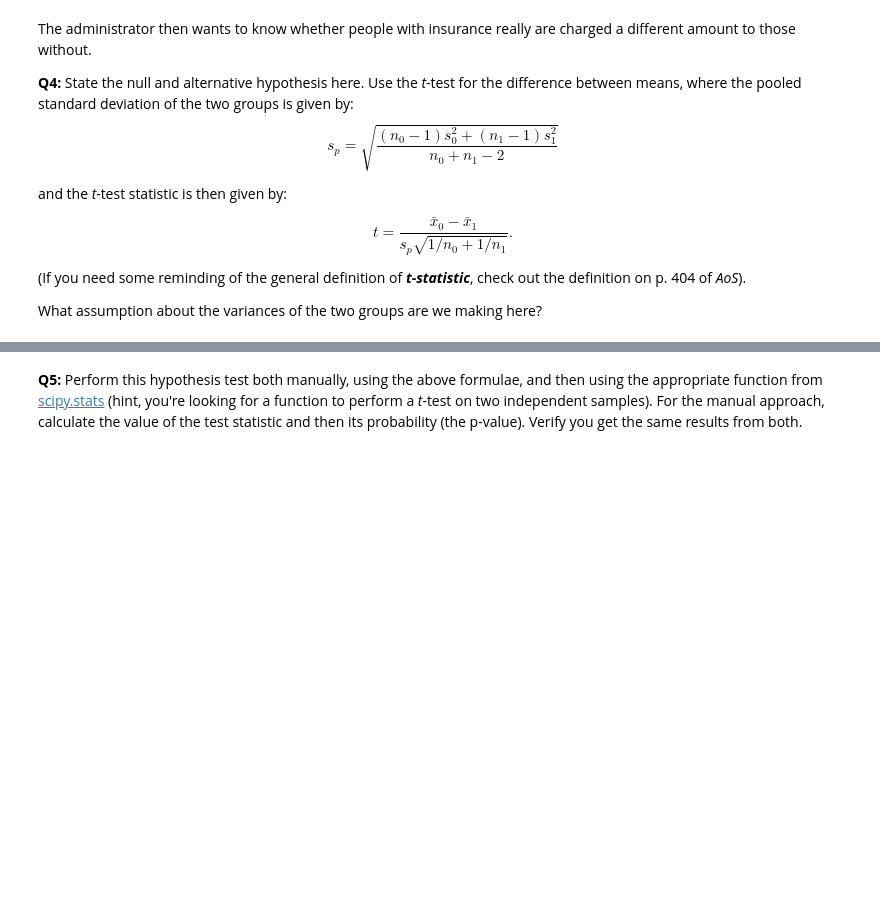
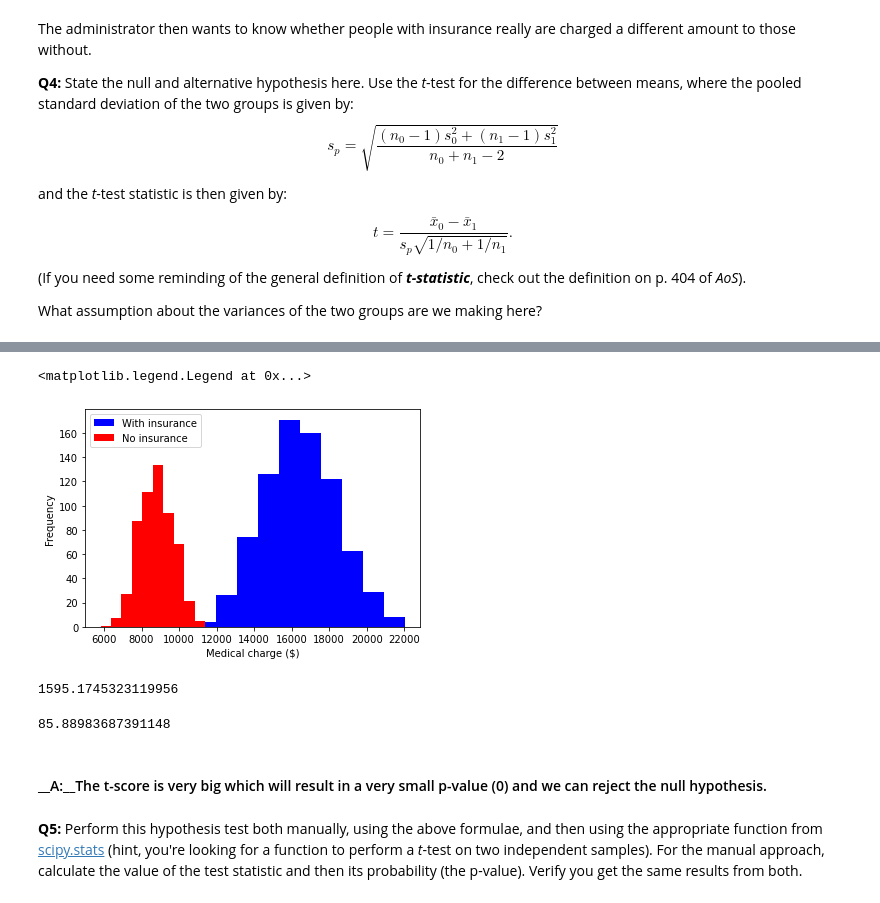
Before and after one commit to somayehY/DataScienceBootCamp, a Jupyter notebook: Unit10/Frequentist Case Study/Frequentist Inference Case Study - Part B (2).ipynb, the cells around one changed output, grey strips where cells are left out. Drawn from its saved outputs; the diff is of its cells as text; code cells hidden in the pictures; blank space fills up the shorter version.

```diff
--- a/Unit10/Frequentist Case Study/Frequentist Inference Case Study - Part B (2).ipynb
+++ b/Unit10/Frequentist Case Study/Frequentist Inference Case Study - Part B (2).ipynb
@@ -206,0 +142,25 @@ __A:__
+# %%
+#Drawing 50 samplesfrom with insurance group and finding their mean. Repeating the process
+
+seed(47)
+mean50_w = []
+for _ in range(0, len(w_insurance)):
+    sample = np.random.choice(w_insurance, 50)
+    mean50_w.append(np.mean(sample))
+# %%
+#Drawing 50 samples from no insurance group and finding their mean. Repeating the process
+
+seed(47)
+mean50_n = []
+for _ in range(0, len(no_insurance)):
+    sample = np.random.choice(no_insurance, 50)
+    mean50_n.append(np.mean(sample))
+# %%
+plt.hist(mean50_w, color = 'blue')
+plt.hist(mean50_n, color = 'red')
+plt.xlabel('Medical charge ($)')
+plt.ylabel('Frequency')
+plt.legend(['With insurance', 'No insurance'])
+# %% [output]
+<matplotlib.legend.Legend at 0x...>
+[figure, added]
@@ -207,2 +185,16 @@ __A:__
+# %%
+# The standard deviation of the pooled sample
+
+pool_std(mean50_w, mean50_n)
+# %% [output]
+1595.1745323119956
+# %%
+# estimating the t-statistic
+
+t_stats(mean50_w, mean50_n)
+# %% [output]
+85.88983687391148
+# %% [markdown]
+#### __A:__The t-score is very big which will result in a very small p-value (0) and we can reject the null hypothesis.
 # %% [markdown]
 __Q5:__ Perform this hypothesis test both manually, using the above formulae, and then using the appropriate function from [scipy.stats](https://docs.scipy.org/doc/scipy/reference/stats.html#statistical-tests) (hint, you're looking for a function to perform a _t_-test on two independent samples). For the manual approach, calculate the value of the test statistic and then its probability (the p-value). Verify you get the same results from both.
```
Also changed, not shown: parts of 34 cells of this notebook.
